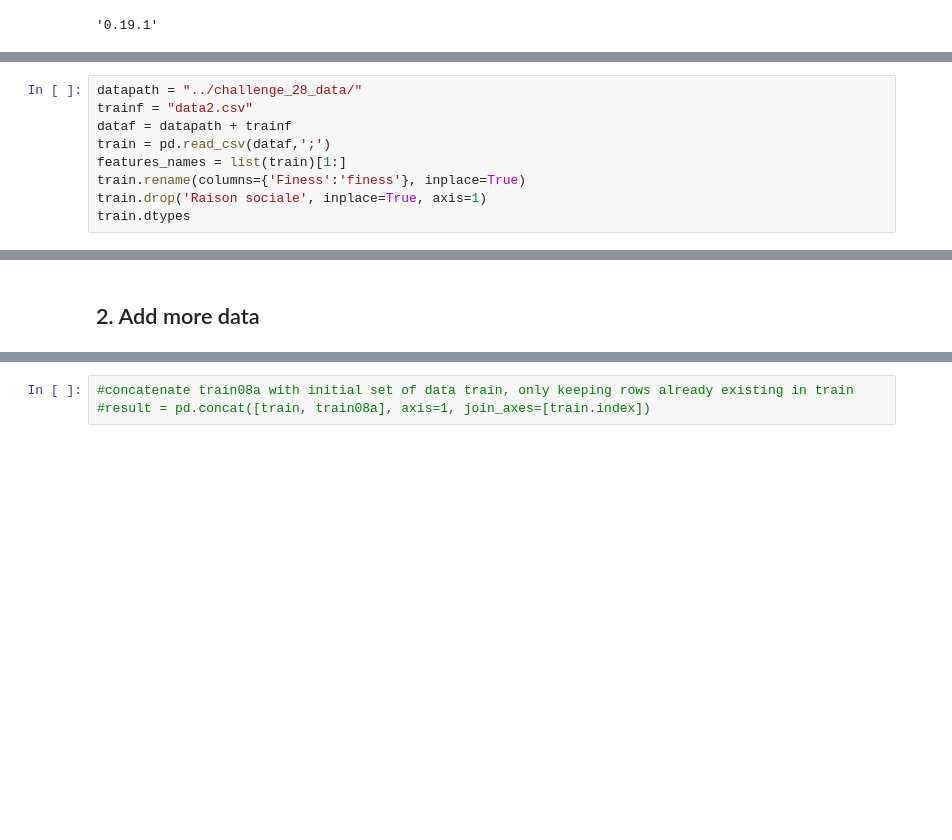
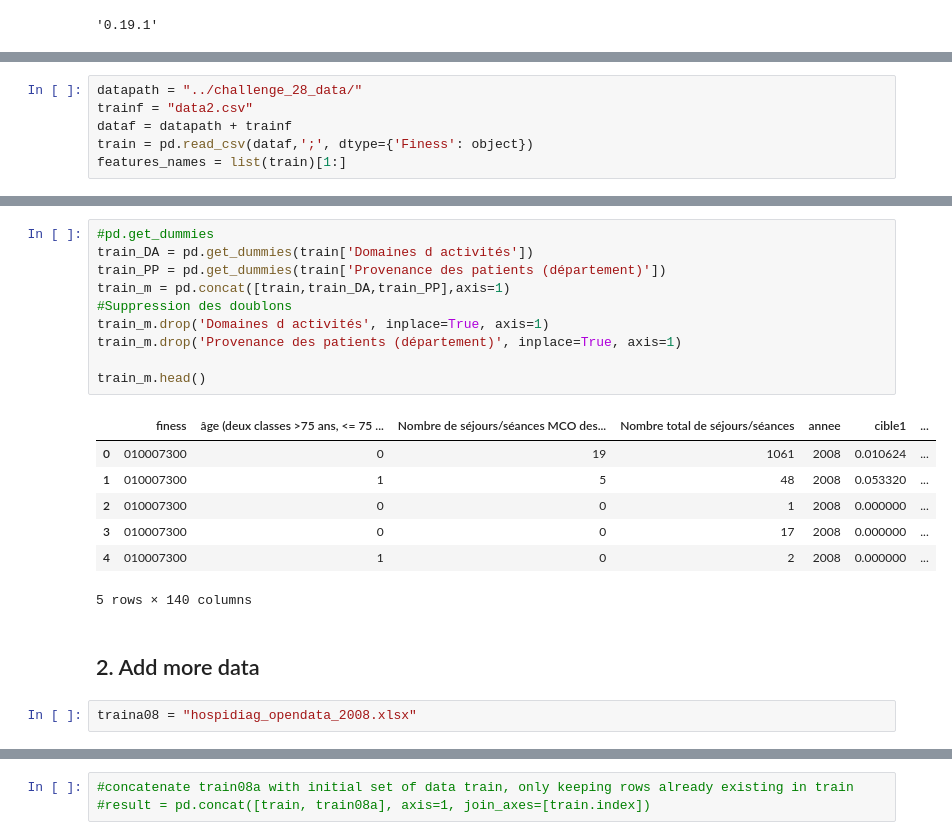
Before and after one commit to jeanmalo/Challenge-ML, a Jupyter notebook: Challenge X WS-Copy1.ipynb, the cells around one changed output, grey strips where cells are left out. Drawn from its saved outputs; the diff is of its cells as text; blank space fills up the shorter version.

```diff
--- a/Challenge X WS-Copy1.ipynb
+++ b/Challenge X WS-Copy1.ipynb
@@ -41,8 +57,5 @@ pd.__version__
 datapath = "../challenge_28_data/"
 trainf = "data2.csv"
 dataf = datapath + trainf
-train = pd.read_csv(dataf,';')
+train = pd.read_csv(dataf,';', dtype={'Finess': object})
 features_names = list(train)[1:]
-train.rename(columns={'Finess':'finess'}, inplace=True)
-train.drop('Raison sociale', inplace=True, axis=1)
-train.dtypes
@@ -59,3 +84,23 @@ dtype: object
+# %%
+#pd.get_dummies
+train_DA = pd.get_dummies(train['Domaines d activités'])
+train_PP = pd.get_dummies(train['Provenance des patients (département)'])
+train_m = pd.concat([train,train_DA,train_PP],axis=1)
+#Suppression des doublons
+train_m.drop('Domaines d activités', inplace=True, axis=1)
+train_m.drop('Provenance des patients (département)', inplace=True, axis=1)
+
+train_m.head()
+# %% [output]
+|  | finess | âge (deux classes >75 ans, <= 75 ... | Nombre de séjours/séances MCO des... | Nombre total de séjours/séances | annee | cible1 | ... |
+| 0 | 010007300 | 0 | 19 | 1061 | 2008 | 0.010624 | ... |
+| 1 | 010007300 | 1 | 5 | 48 | 2008 | 0.053320 | ... |
+| 2 | 010007300 | 0 | 0 | 1 | 2008 | 0.000000 | ... |
+| 3 | 010007300 | 0 | 0 | 17 | 2008 | 0.000000 | ... |
+| 4 | 010007300 | 1 | 0 | 2 | 2008 | 0.000000 | ... |
+5 rows × 140 columns
 # %% [markdown]
 ## 2. Add more data
+# %%
+traina08 = "hospidiag_opendata_2008.xlsx"
 # %%
```
Also changed, not shown: parts of 24 cells of this notebook.
